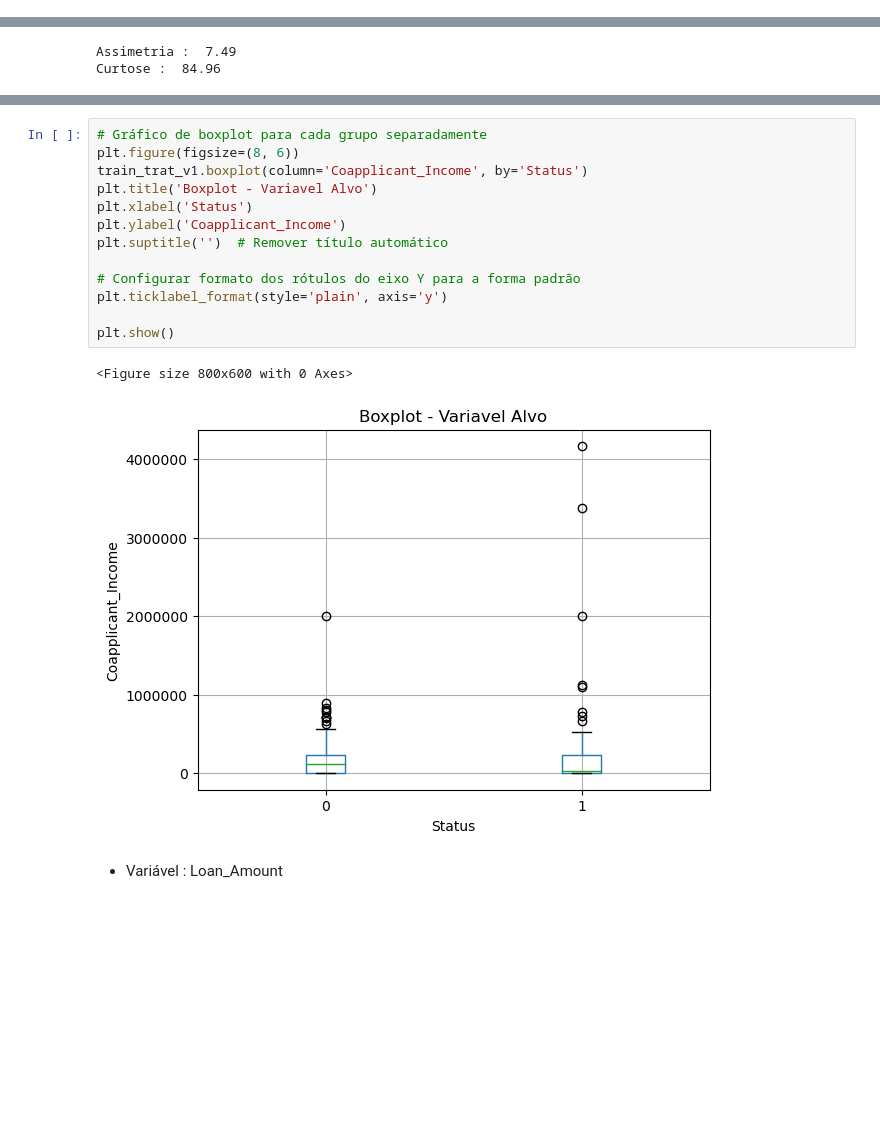
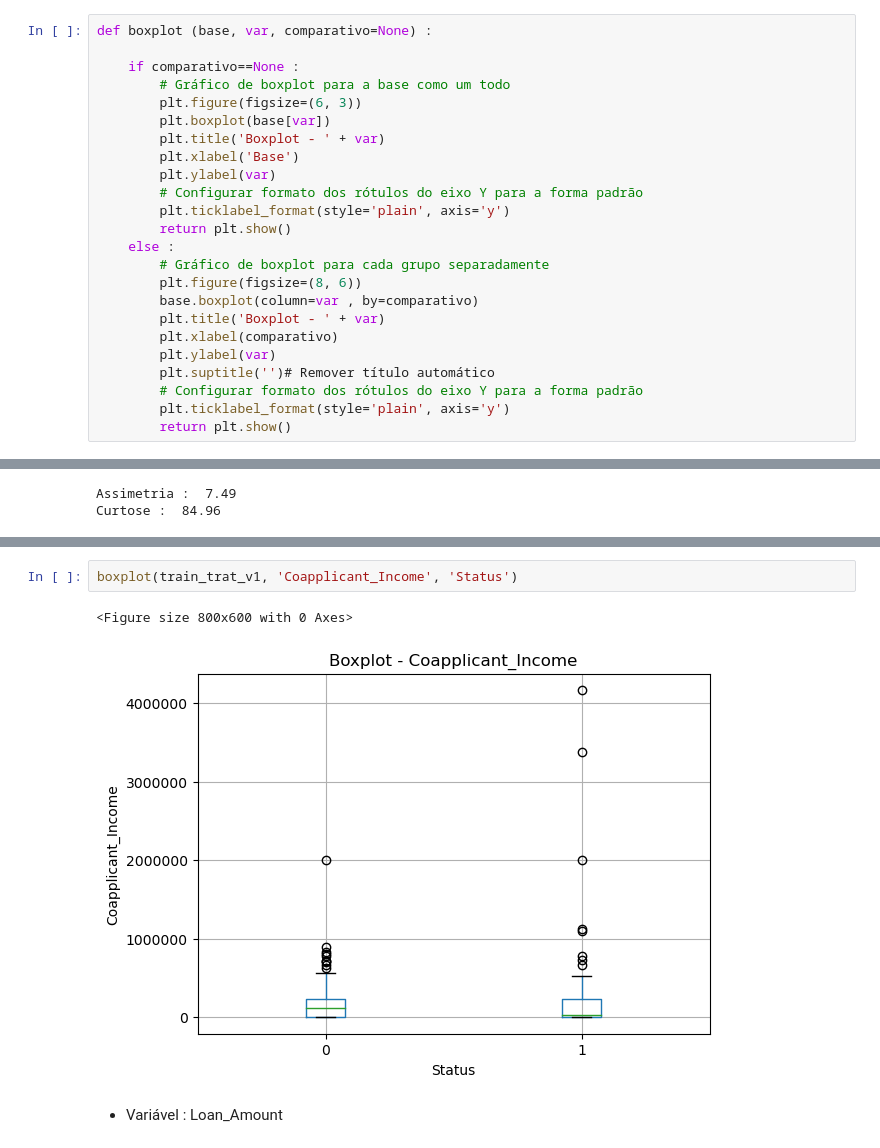
Before and after one commit to vitor-tgomes/loan_dataset_analysis, a Jupyter notebook: Loan_ead_v1.ipynb, the cells around one changed output, grey strips where cells are left out. Cells and saved outputs as stored; diff of their text form; blank space fills up the shorter version.

```diff
--- a/Loan_ead_v1.ipynb
+++ b/Loan_ead_v1.ipynb
@@ -313 +431,25 @@ memory usage: 43.3+ KB
+# %%
+def boxplot (base, var, comparativo=None) :
+
+    if comparativo==None :
+        # Gráfico de boxplot para a base como um todo
+        plt.figure(figsize=(6, 3))
+        plt.boxplot(base[var])
+        plt.title('Boxplot - ' + var)
+        plt.xlabel('Base')
+        plt.ylabel(var)
+        # Configurar formato dos rótulos do eixo Y para a forma padrão
+        plt.ticklabel_format(style='plain', axis='y')
+        return plt.show()
+    else :
+        # Gráfico de boxplot para cada grupo separadamente
+        plt.figure(figsize=(8, 6))
+        base.boxplot(column=var , by=comparativo)
+        plt.title('Boxplot - ' + var)
+        plt.xlabel(comparativo)
+        plt.ylabel(var)
+        plt.suptitle('')# Remover título automático
+        # Configurar formato dos rótulos do eixo Y para a forma padrão
+        plt.ticklabel_format(style='plain', axis='y')
+        return plt.show()
 # %% [markdown]
@@ -427,21 +508,10 @@ plt.show()
 # %% [output]
 [figure]
 # %%
-# Gráfico de boxplot para cada grupo separadamente
-plt.figure(figsize=(8, 6))
-train_trat_v1.boxplot(column='Coapplicant_Income', by='Status')
-plt.title('Boxplot - Variavel Alvo')
-plt.xlabel('Status')
-plt.ylabel('Coapplicant_Income')
-plt.suptitle('')  # Remover título automático
-
-# Configurar formato dos rótulos do eixo Y para a forma padrão
-plt.ticklabel_format(style='plain', axis='y')
-
-plt.show()
+boxplot(train_trat_v1, 'Coapplicant_Income', 'Status')
 # %% [output]
 <Figure size 800x600 with 0 Axes>
-[figure, old version]
+[figure, new version]
 # %% [markdown]
 - Variável : Loan_Amount
 # %%
```
Also changed, not shown: parts of 67 cells of this notebook.
